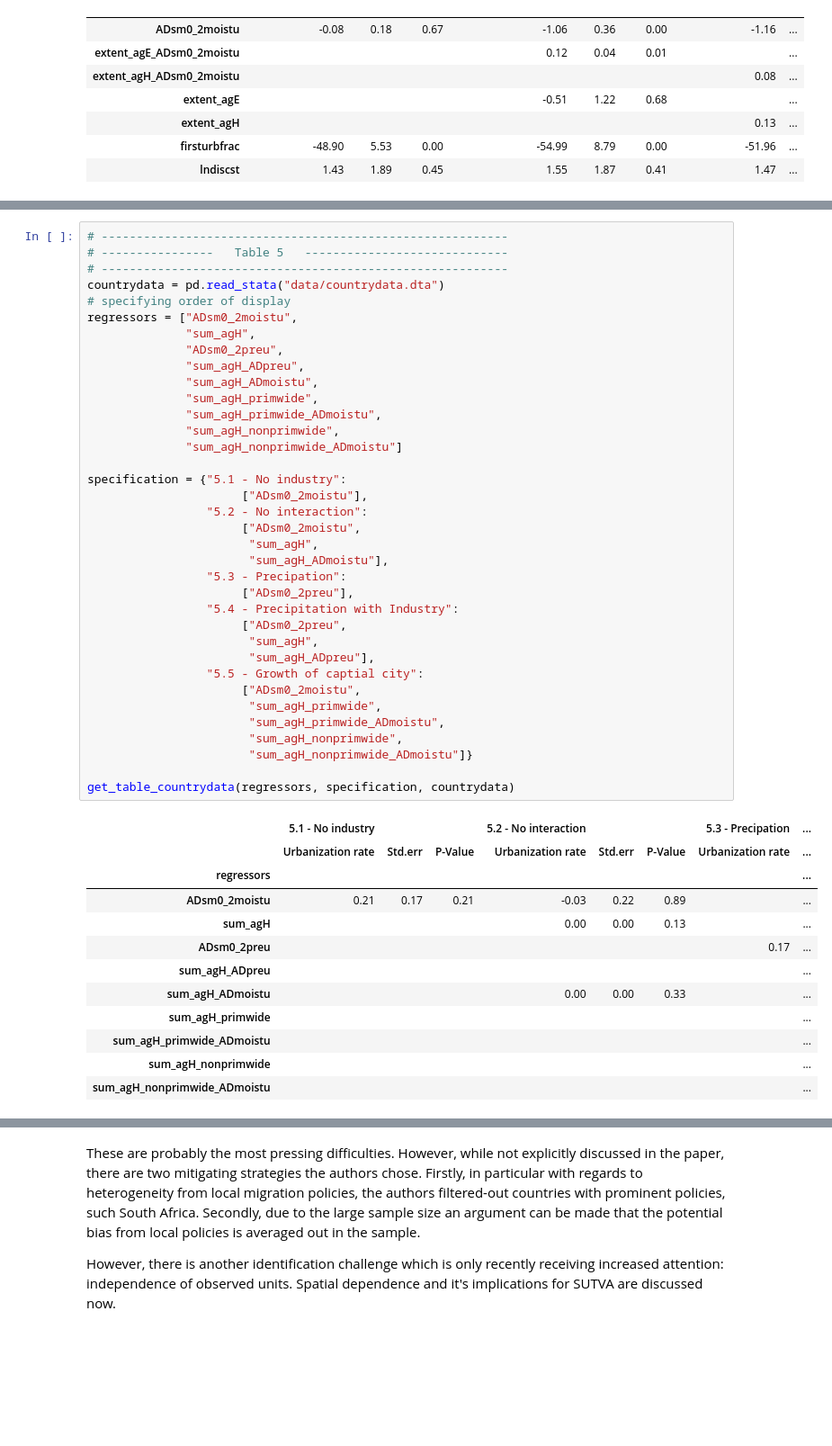
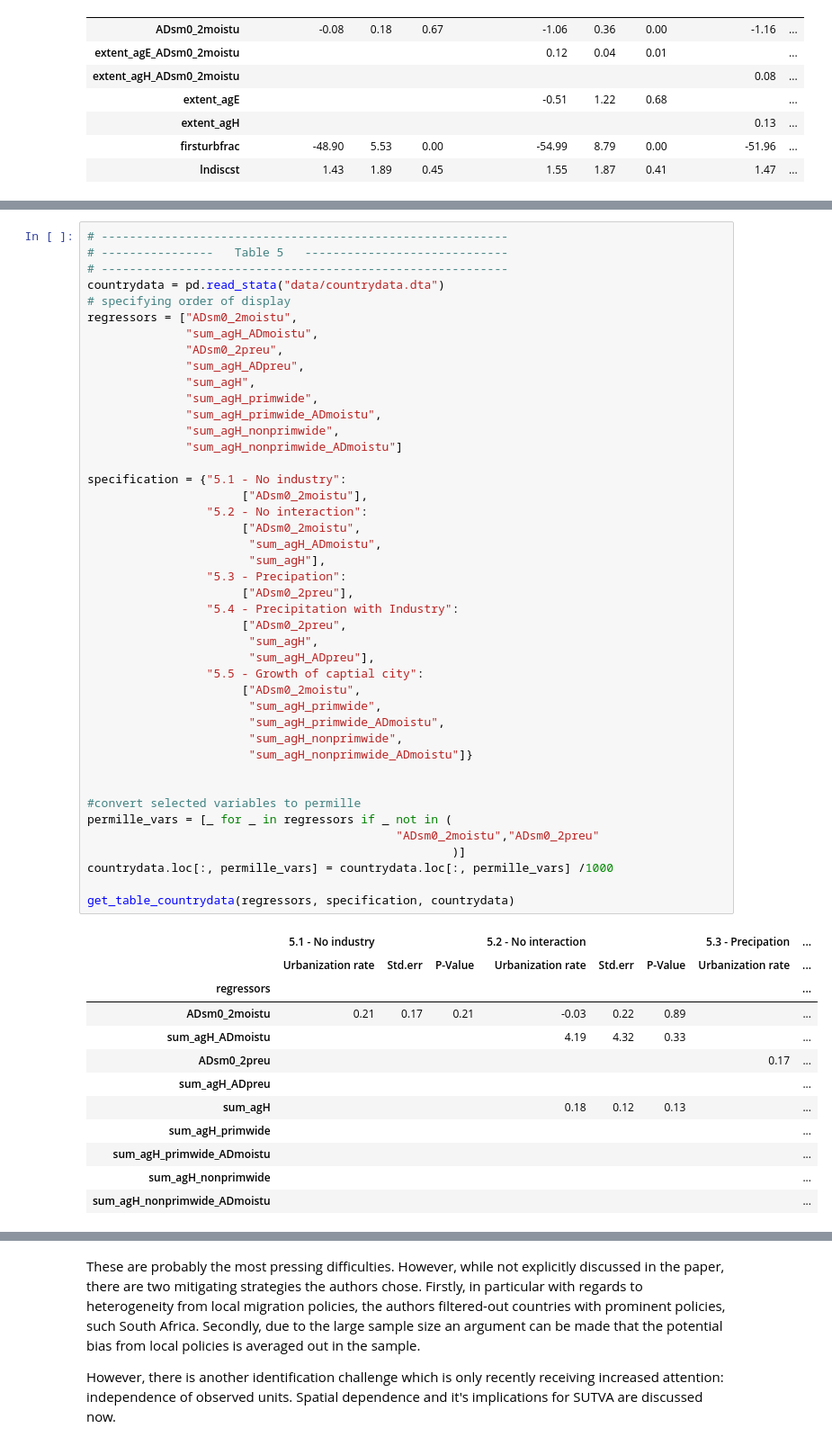
Before and after one commit to pcschreiber1/Henderson_2017_Replication, a Jupyter notebook: Replication notebook.ipynb, the cells around one changed output, grey strips where cells are left out. Shown at 90% size. Cells and saved outputs as stored; diff of their text form; blank space fills up the shorter version.

```diff
--- a/Replication notebook.ipynb
+++ b/Replication notebook.ipynb
@@ -305,44 +244,51 @@ Finally, since most of the existing literature is based on country-level analyse
 countrydata = pd.read_stata("data/countrydata.dta")
 # specifying order of display
 regressors = ["ADsm0_2moistu",
-              "sum_agH",
+              "sum_agH_ADmoistu",
               "ADsm0_2preu",
               "sum_agH_ADpreu",
-              "sum_agH_ADmoistu",
+              "sum_agH",
               "sum_agH_primwide",
               "sum_agH_primwide_ADmoistu",
               "sum_agH_nonprimwide",
               "sum_agH_nonprimwide_ADmoistu"]
 
 specification = {"5.1 - No industry":
                       ["ADsm0_2moistu"],
                  "5.2 - No interaction":
                       ["ADsm0_2moistu",
-                       "sum_agH",
-                       "sum_agH_ADmoistu"],
+                       "sum_agH_ADmoistu",
+                       "sum_agH"],
                  "5.3 - Precipation":
                       ["ADsm0_2preu"],
                  "5.4 - Precipitation with Industry":
                       ["ADsm0_2preu",
                        "sum_agH",
                        "sum_agH_ADpreu"],
                  "5.5 - Growth of captial city":
                       ["ADsm0_2moistu",
                        "sum_agH_primwide",
                        "sum_agH_primwide_ADmoistu",
                        "sum_agH_nonprimwide",
                        "sum_agH_nonprimwide_ADmoistu"]}
 
+
+#convert selected variables to permille
+permille_vars = [_ for _ in regressors if _ not in (
+                                            "ADsm0_2moistu","ADsm0_2preu"
+                                                    )]
+countrydata.loc[:, permille_vars] = countrydata.loc[:, permille_vars] /1000
+
 get_table_countrydata(regressors, specification, countrydata)
 # %% [output]
 |  | 5.1 - No industry |  |  | 5.2 - No interaction |  |  | 5.3 - Precipation | ... |
 |  | Urbanization rate | Std.err | P-Value | Urbanization rate | Std.err | P-Value | Urbanization rate | ... |
 | regressors |  |  |  |  |  |  |  | ... |
 | ADsm0_2moistu | 0.21 | 0.17 | 0.21 | -0.03 | 0.22 | 0.89 |  | ... |
-| sum_agH |  |  |  | 0.00 | 0.00 | 0.13 |  | ... |
+| sum_agH_ADmoistu |  |  |  | 4.19 | 4.32 | 0.33 |  | ... |
 | ADsm0_2preu |  |  |  |  |  |  | 0.17 | ... |
 | sum_agH_ADpreu |  |  |  |  |  |  |  | ... |
-| sum_agH_ADmoistu |  |  |  | 0.00 | 0.00 | 0.33 |  | ... |
+| sum_agH |  |  |  | 0.18 | 0.12 | 0.13 |  | ... |
 | sum_agH_primwide |  |  |  |  |  |  |  | ... |
 | sum_agH_primwide_ADmoistu |  |  |  |  |  |  |  | ... |
 | sum_agH_nonprimwide |  |  |  |  |  |  |  | ... |
```
Also changed, not shown: parts of 55 cells of this notebook, 1 other file.
